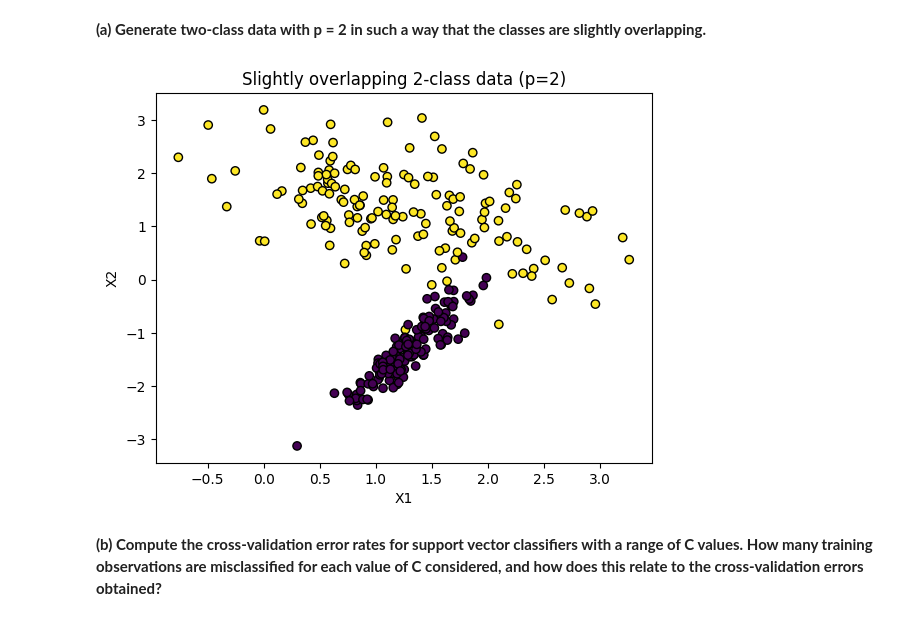
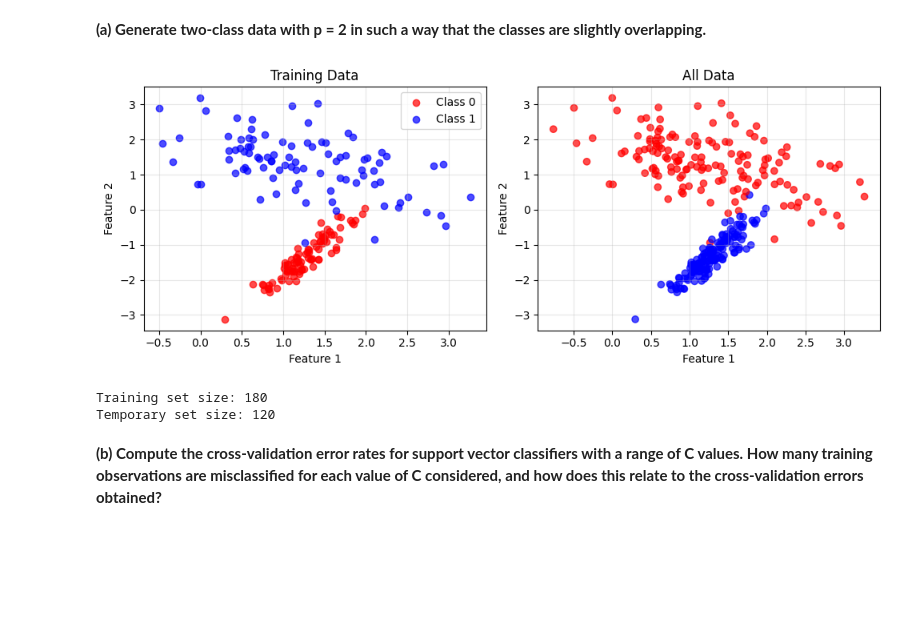
Before and after one commit to WillDBM/DATA-303, a Jupyter notebook: Lab/Armentrout_William_Lab8.ipynb, the cells around one changed output. Saved outputs shown, nothing was run; the diff lists cells and outputs as text; code cells hidden in the pictures; blank space fills up the shorter version.

```diff
--- a/Lab/Armentrout_William_Lab8.ipynb
+++ b/Lab/Armentrout_William_Lab8.ipynb
@@ -21,24 +14,49 @@ from ISLP.svm import plot as plot_svm
 # %% [markdown]
 **(a) Generate two-class data with p = 2 in such a way that the classes are slightly overlapping.**
 # %%
+np.random.seed(42)
+
 X, y = make_classification(
     n_samples=300,
     n_features=2,
     n_informative=2,
     n_redundant=0,
     n_clusters_per_class=1,
     class_sep=1.3,
     flip_y=0.0,
     random_state=42,
 )
 
-plt.scatter(X[:, 0], X[:, 1], c=y, edgecolor="k")
-plt.xlabel("X1")
-plt.ylabel("X2")
-plt.title("Slightly overlapping 2-class data (p=2)")
+X_train, X_temp, y_train, y_temp = train_test_split(X, y, test_size=0.4, random_state=42)
+
+plt.figure(figsize=(10,4))
+plt.subplot(1,2,1)
+plt.scatter(X_train[y_train == 0, 0], X_train[y_train == 0, 1],
+            c='red', alpha=0.7, label='Class 0')
+plt.scatter(X_train[y_train == 1, 0], X_train[y_train == 1, 1],
+            c='blue', alpha=0.7, label='Class 1')
+plt.title('Training Data')
+plt.xlabel('Feature 1')
+plt.ylabel('Feature 2')
+plt.legend()
+plt.grid(True, alpha=0.3)
+
+plt.subplot(1, 2, 2)
+plt.scatter(X[:, 0], X[:, 1], c=y, cmap='bwr', alpha=0.7)
+plt.title('All Data')
+plt.xlabel('Feature 1')
+plt.ylabel('Feature 2')
+plt.grid(True, alpha=0.3)
+
+plt.tight_layout()
 plt.show()
+
+print(f"Training set size: {X_train.shape[0]}")
+print(f"Temporary set size: {X_temp.shape[0]}")
 # %% [output]
-[figure, old version]
+[figure, new version]
+Training set size: 180
+Temporary set size: 120
 # %% [markdown]
 **(b) Compute the cross-validation error rates for support vector classifiers with a range of C values. How many training observations are misclassified for each value of C considered, and how does this relate to the cross-validation errors obtained?**
 # %%
```
Also changed, not shown: parts of 3 cells of this notebook, 1 other file.
